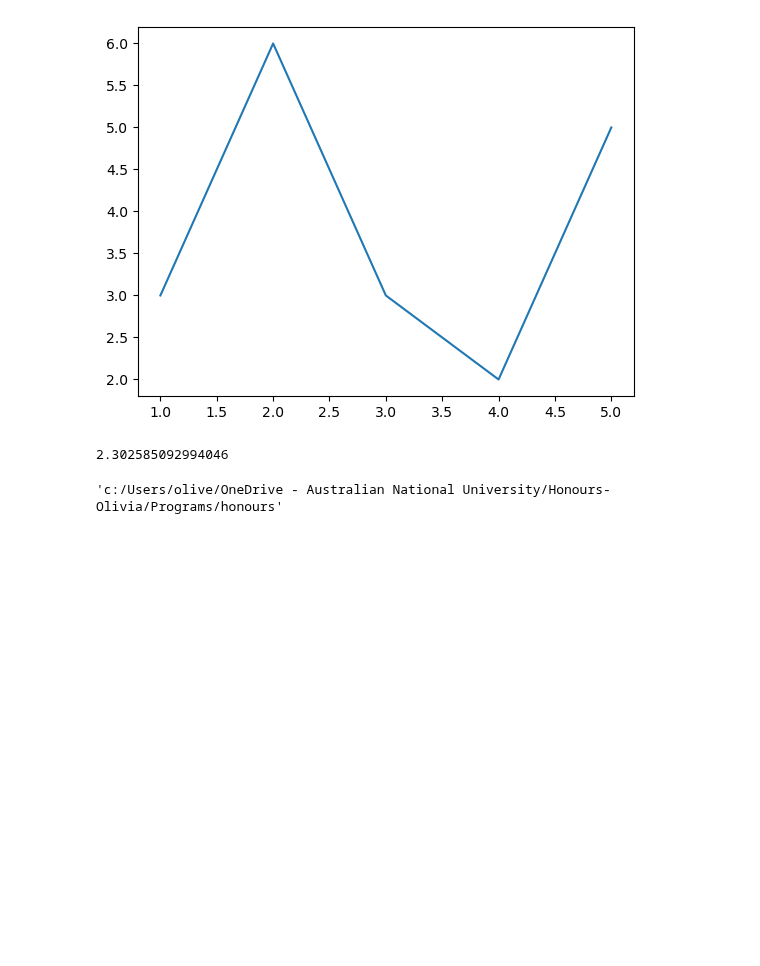
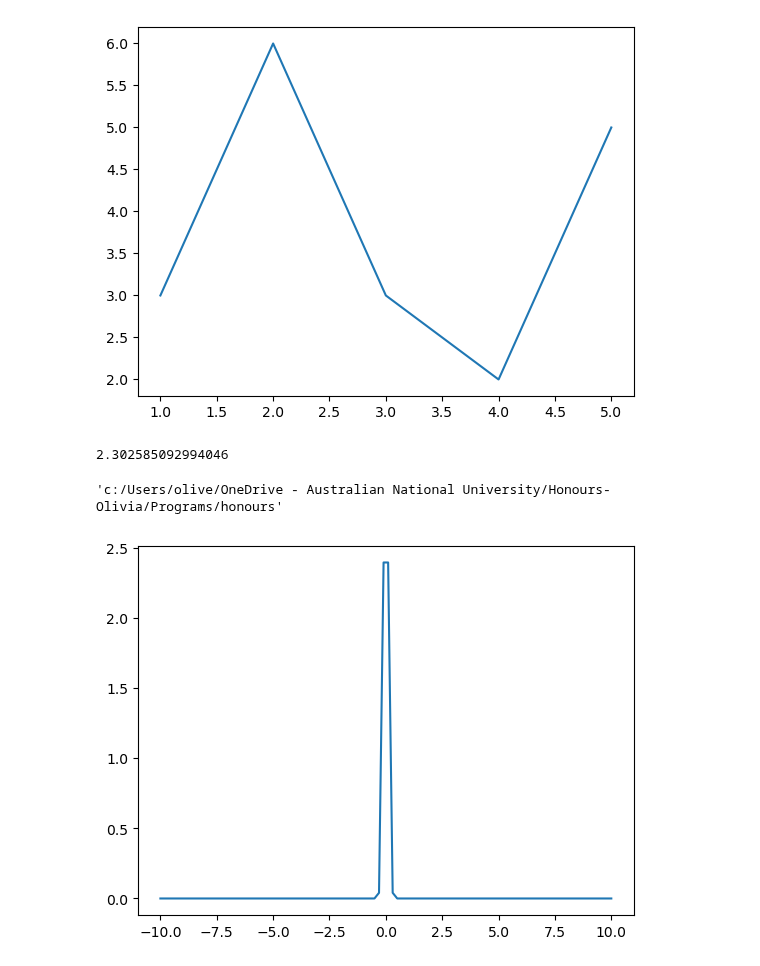
Before and after one commit to Olivex727/hvc-magnetic-honours-programs, a Jupyter notebook: junk.ipynb, the cells around one changed output. Saved outputs shown, nothing was run; the diff lists cells and outputs as text; code cells hidden in the pictures; blank space fills up the shorter version.

```diff
--- a/junk.ipynb
+++ b/junk.ipynb
@@ -27,3 +27,14 @@ import os
 os.path.abspath(".").replace("\\","/")
 # %% [output]
 'c:/Users/olive/OneDrive - Australian National University/Honours-Olivia/Programs/honours'
+# %%
+from scipy.stats import norm
+import matplotlib.pyplot as plt
+import numpy as np
+
+x = np.linspace(-10, 10, 100)
+
+plt.plot(x, norm.pdf(x, loc=0, scale=0.1))
+plt.show()
+# %% [output]
+[figure, added]
```
Also changed, not shown: 7 other files.
